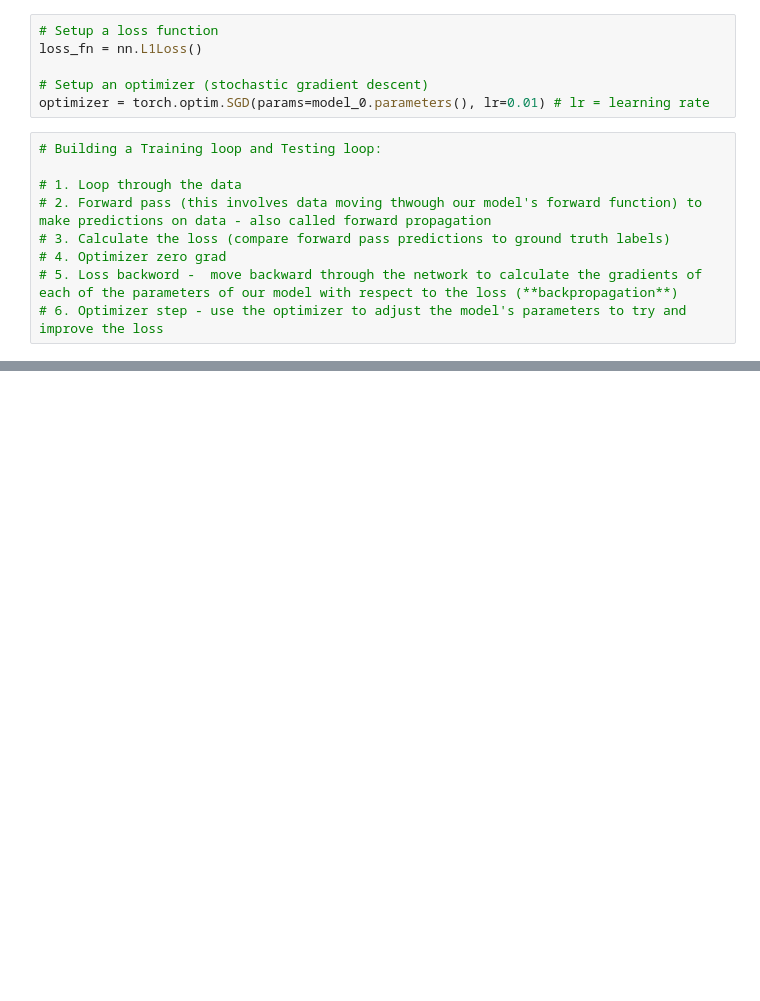
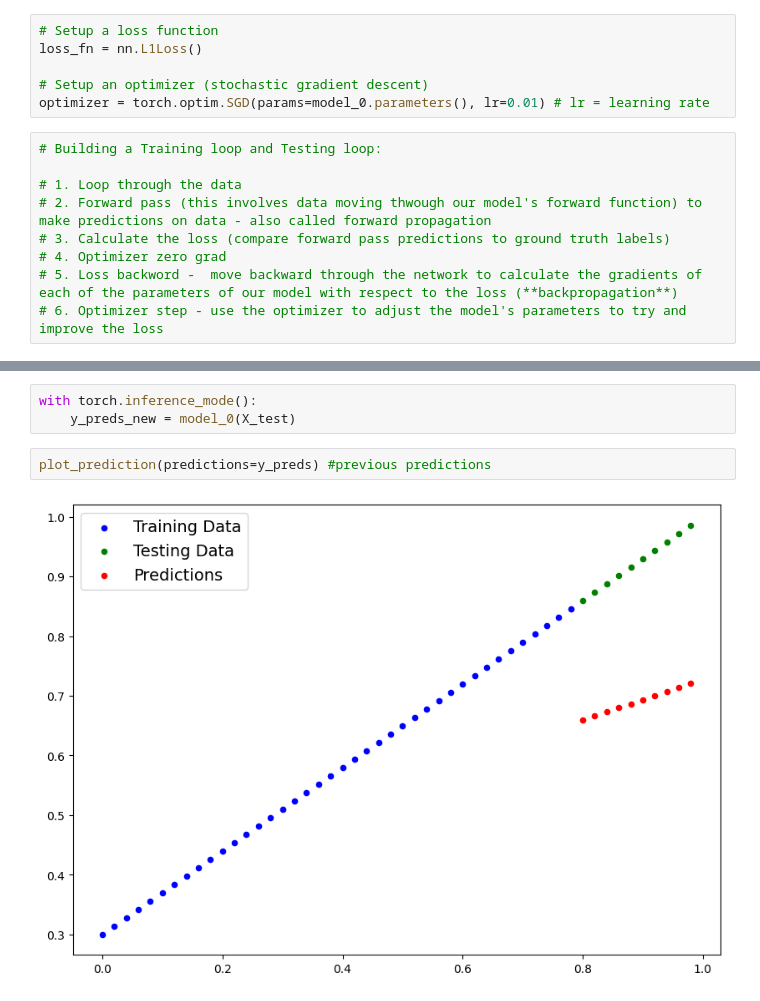
Before and after one commit to S4nfs/Algolisa, a Jupyter notebook: ML/WithPython/2_Model_Building&Training.ipynb, the cells around one changed output, grey strips where cells are left out. Drawn from its saved outputs; the diff is of its cells as text; blank space fills up the shorter version.

```diff
--- a/ML/WithPython/2_Model_Building&Training.ipynb
+++ b/ML/WithPython/2_Model_Building&Training.ipynb
@@ -273,0 +302,7 @@ for epoch in range(epochs):
+# %%
+with torch.inference_mode():
+    y_preds_new = model_0(X_test)
+# %%
+plot_prediction(predictions=y_preds) #previous predictions
+# %% [output]
+[figure, added]
```
Also changed, not shown: parts of 6 cells of this notebook.
